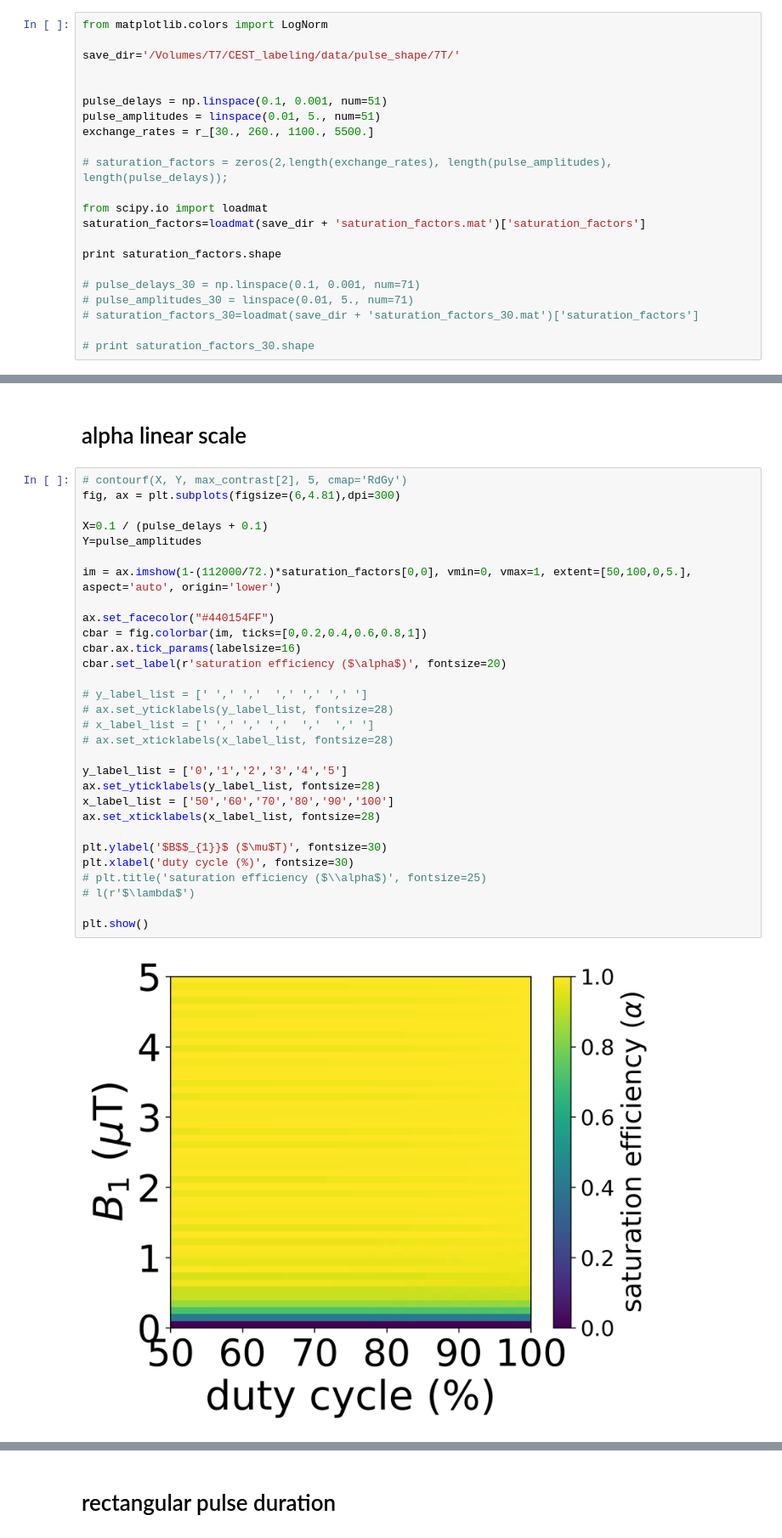
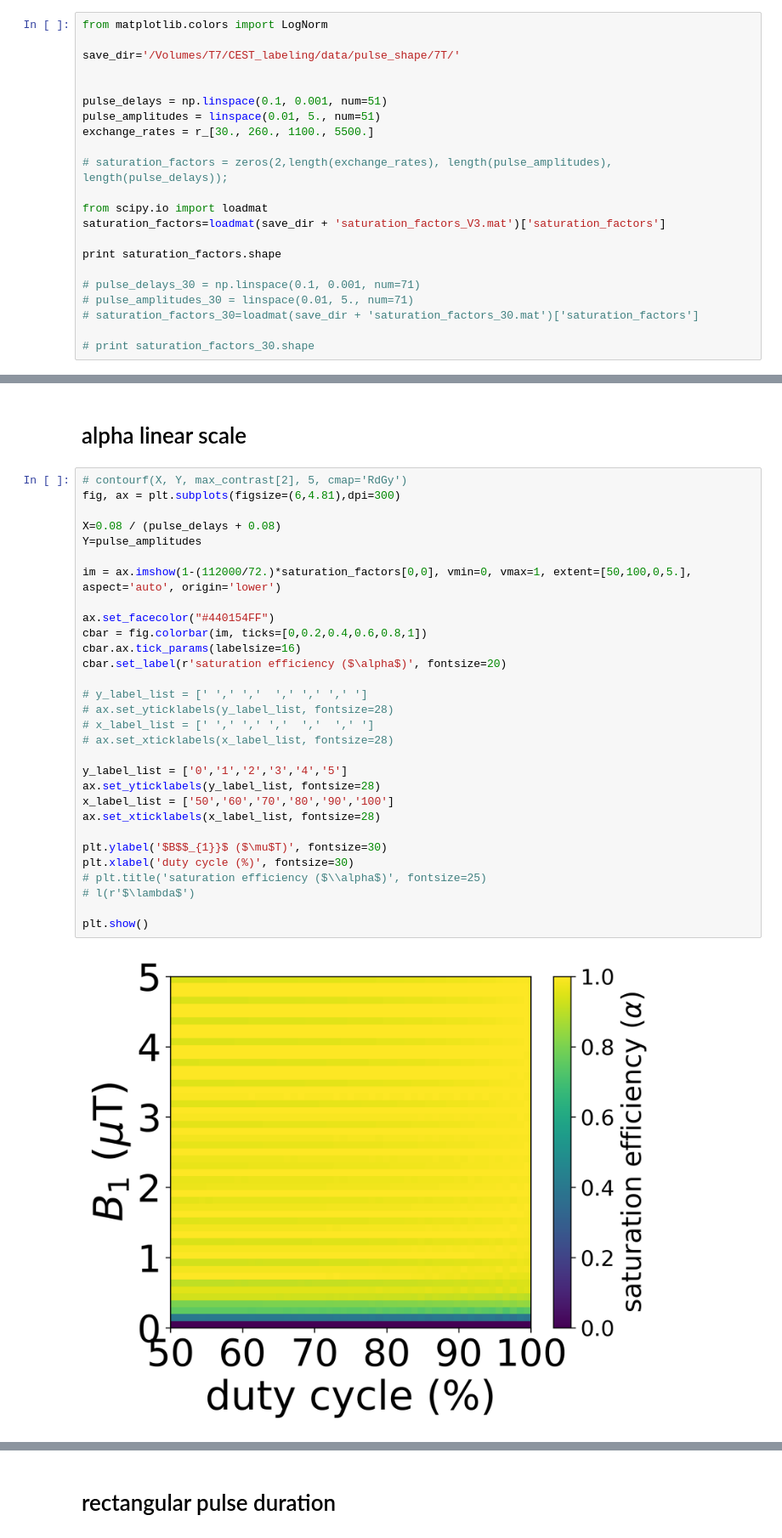
Before and after one commit to ChongxueBie/RF-labeling-techniques-in-CEST-MRI, a Jupyter notebook: py2-pulsedCEST-shapes-alpha-PTR-Figure5&6.ipynb, the cells around one changed output, grey strips where cells are left out. Shown at 85% size. Saved outputs shown, nothing was run; the diff lists cells and outputs as text.

```diff
--- a/py2-pulsedCEST-shapes-alpha-PTR-Figure5&6.ipynb
+++ b/py2-pulsedCEST-shapes-alpha-PTR-Figure5&6.ipynb
@@ -210,7 +107,7 @@ exchange_rates = r_[30., 260., 1100., 5500.]
 # saturation_factors = zeros(2,length(exchange_rates), length(pulse_amplitudes), length(pulse_delays));
 
 from scipy.io import loadmat
-saturation_factors=loadmat(save_dir + 'saturation_factors.mat')['saturation_factors']
+saturation_factors=loadmat(save_dir + 'saturation_factors_V3.mat')['saturation_factors']
 
 print saturation_factors.shape
 
@@ -486,35 +253,35 @@ plt.show()
 # %%
 # contourf(X, Y, max_contrast[2], 5, cmap='RdGy')
 fig, ax = plt.subplots(figsize=(6,4.81),dpi=300)
 
-X=0.1 / (pulse_delays + 0.1)
+X=0.08 / (pulse_delays + 0.08)
 Y=pulse_amplitudes
 
 im = ax.imshow(1-(112000/72.)*saturation_factors[0,0], vmin=0, vmax=1, extent=[50,100,0,5.], aspect='auto', origin='lower')
 
 ax.set_facecolor("#440154FF")
 cbar = fig.colorbar(im, ticks=[0,0.2,0.4,0.6,0.8,1])
 cbar.ax.tick_params(labelsize=16)
 cbar.set_label(r'saturation efficiency ($\alpha$)', fontsize=20)
 
 # y_label_list = [' ',' ','  ',' ',' ',' ']
 # ax.set_yticklabels(y_label_list, fontsize=28)
 # x_label_list = [' ',' ',' ','  ','  ',' ']
 # ax.set_xticklabels(x_label_list, fontsize=28)
 
 y_label_list = ['0','1','2','3','4','5']
 ax.set_yticklabels(y_label_list, fontsize=28)
 x_label_list = ['50','60','70','80','90','100']
 ax.set_xticklabels(x_label_list, fontsize=28)
 
 plt.ylabel('$B$$_{1}}$ ($\mu$T)', fontsize=30)
 plt.xlabel('duty cycle (%)', fontsize=30)
 # plt.title('saturation efficiency ($\\alpha$)', fontsize=25)
 # l(r'$\lambda$')
 
 plt.show()
 # %% [output]
-[figure, old version]
+[figure, new version]
 # %%
 # contourf(X, Y, max_contrast[2], 5, cmap='RdGy')
 fig, ax = plt.subplots(figsize=(6,4.81),dpi=300)
```
Also changed, not shown: parts of 24 cells of this notebook.
